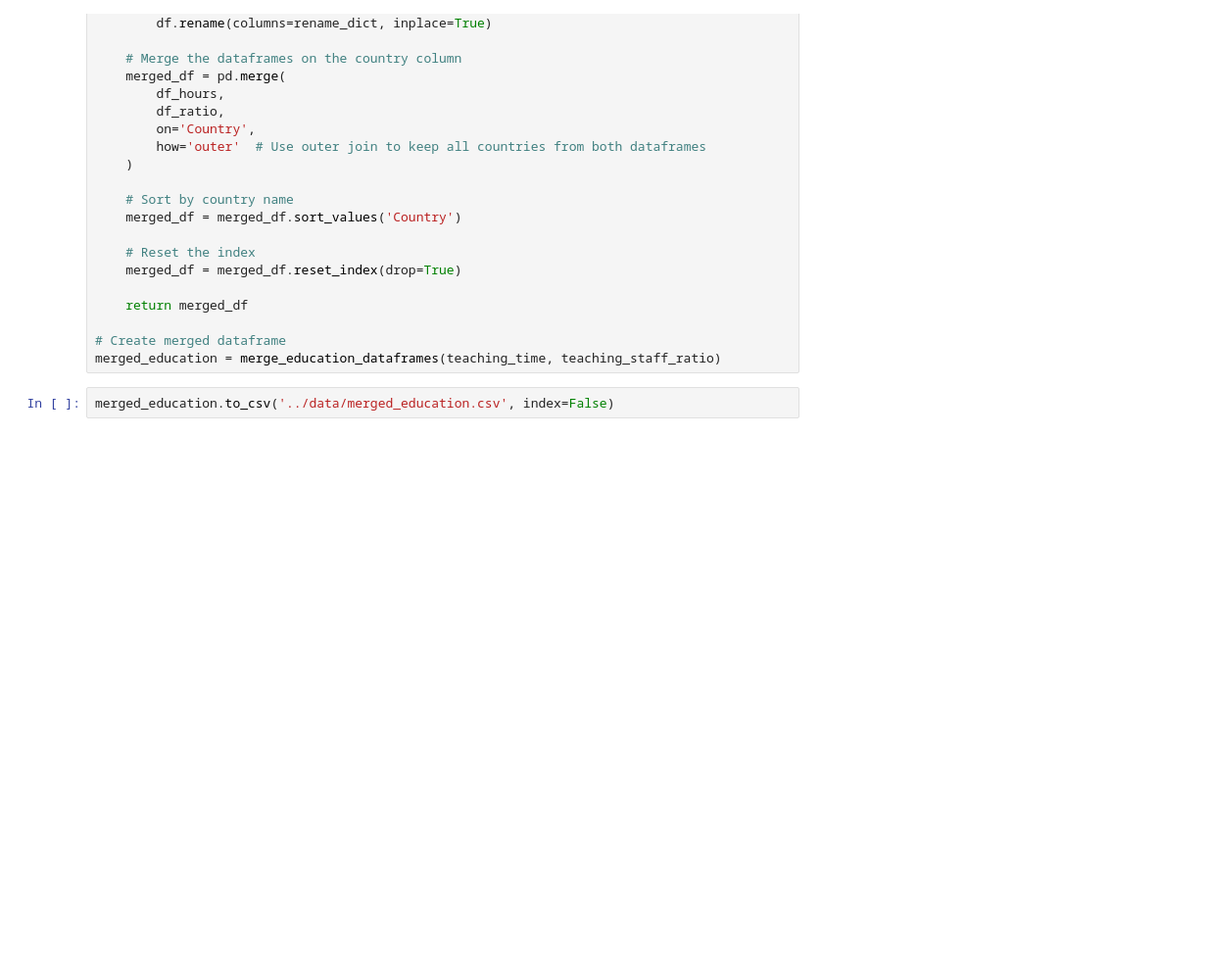
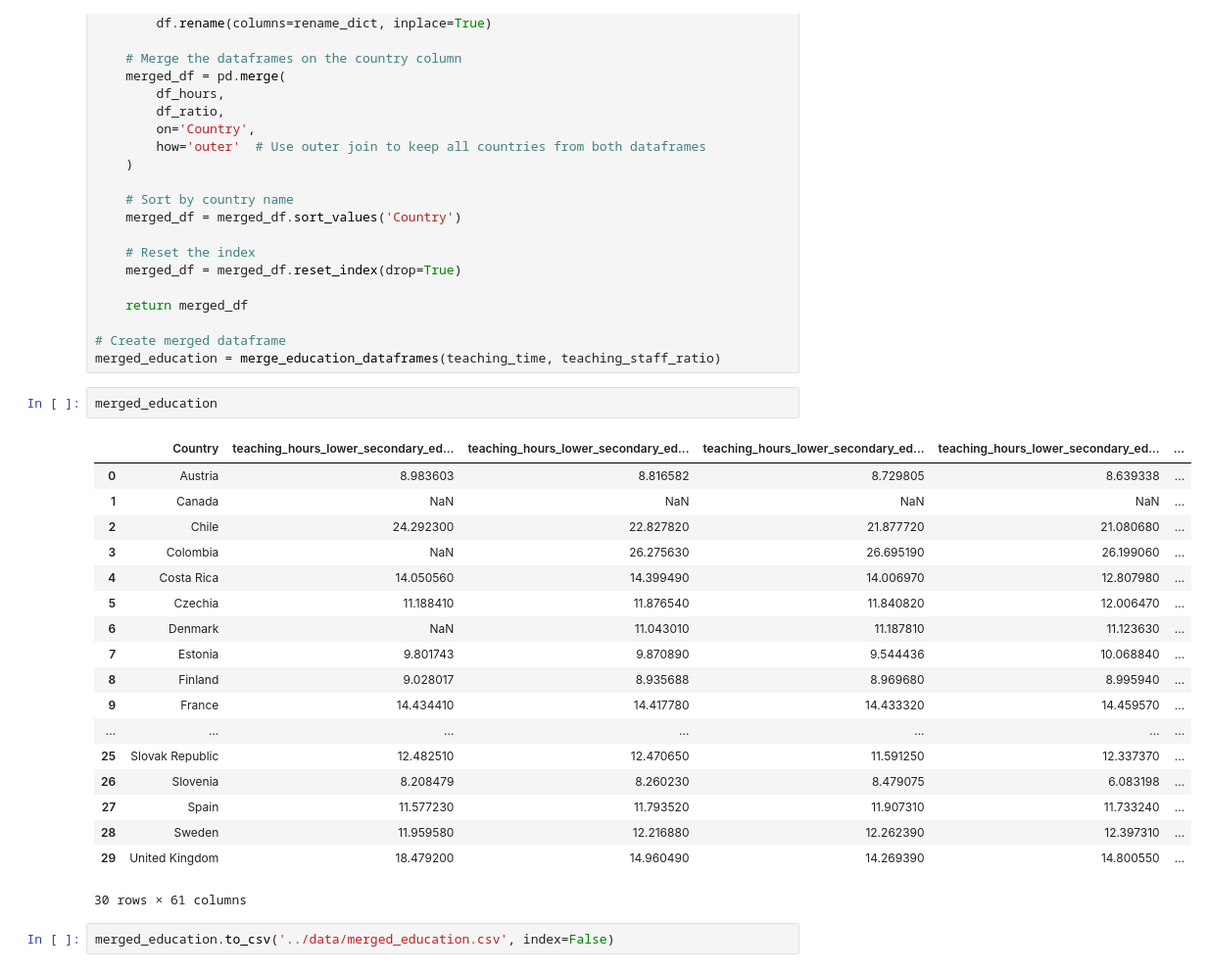
Before and after one commit to mellamanelpoeta/pol_pub2, a Jupyter notebook: source/01_eda.ipynb, the cells around one changed output. Shown at 98% size. Cells and saved outputs as stored; diff of their text form; blank space fills up the shorter version.

```diff
--- a/source/01_eda.ipynb
+++ b/source/01_eda.ipynb
@@ -265,6 +265,27 @@ def merge_education_dataframes(df_hours, df_ratio):
 
 # Create merged dataframe
 merged_education = merge_education_dataframes(teaching_time, teaching_staff_ratio)
+# %%
+merged_education
+# %% [output]
+|  | Country | teaching_hours_lower_secondary_ed... | teaching_hours_lower_secondary_ed... | teaching_hours_lower_secondary_ed... | teaching_hours_lower_secondary_ed... | ... |
+| 0 | Austria | 8.983603 | 8.816582 | 8.729805 | 8.639338 | ... |
+| 1 | Canada | NaN | NaN | NaN | NaN | ... |
+| 2 | Chile | 24.292300 | 22.827820 | 21.877720 | 21.080680 | ... |
+| 3 | Colombia | NaN | 26.275630 | 26.695190 | 26.199060 | ... |
+| 4 | Costa Rica | 14.050560 | 14.399490 | 14.006970 | 12.807980 | ... |
+| 5 | Czechia | 11.188410 | 11.876540 | 11.840820 | 12.006470 | ... |
+| 6 | Denmark | NaN | 11.043010 | 11.187810 | 11.123630 | ... |
+| 7 | Estonia | 9.801743 | 9.870890 | 9.544436 | 10.068840 | ... |
+| 8 | Finland | 9.028017 | 8.935688 | 8.969680 | 8.995940 | ... |
+| 9 | France | 14.434410 | 14.417780 | 14.433320 | 14.459570 | ... |
+| ... | ... | ... | ... | ... | ... | ... |
+| 25 | Slovak Republic | 12.482510 | 12.470650 | 11.591250 | 12.337370 | ... |
+| 26 | Slovenia | 8.208479 | 8.260230 | 8.479075 | 6.083198 | ... |
+| 27 | Spain | 11.577230 | 11.793520 | 11.907310 | 11.733240 | ... |
+| 28 | Sweden | 11.959580 | 12.216880 | 12.262390 | 12.397310 | ... |
+| 29 | United Kingdom | 18.479200 | 14.960490 | 14.269390 | 14.800550 | ... |
+30 rows × 61 columns
 # %%
 merged_education.to_csv('../data/merged_education.csv', index=False)
 # %%
```
Also changed, not shown: parts of 33 cells of this notebook, 1 other file.
